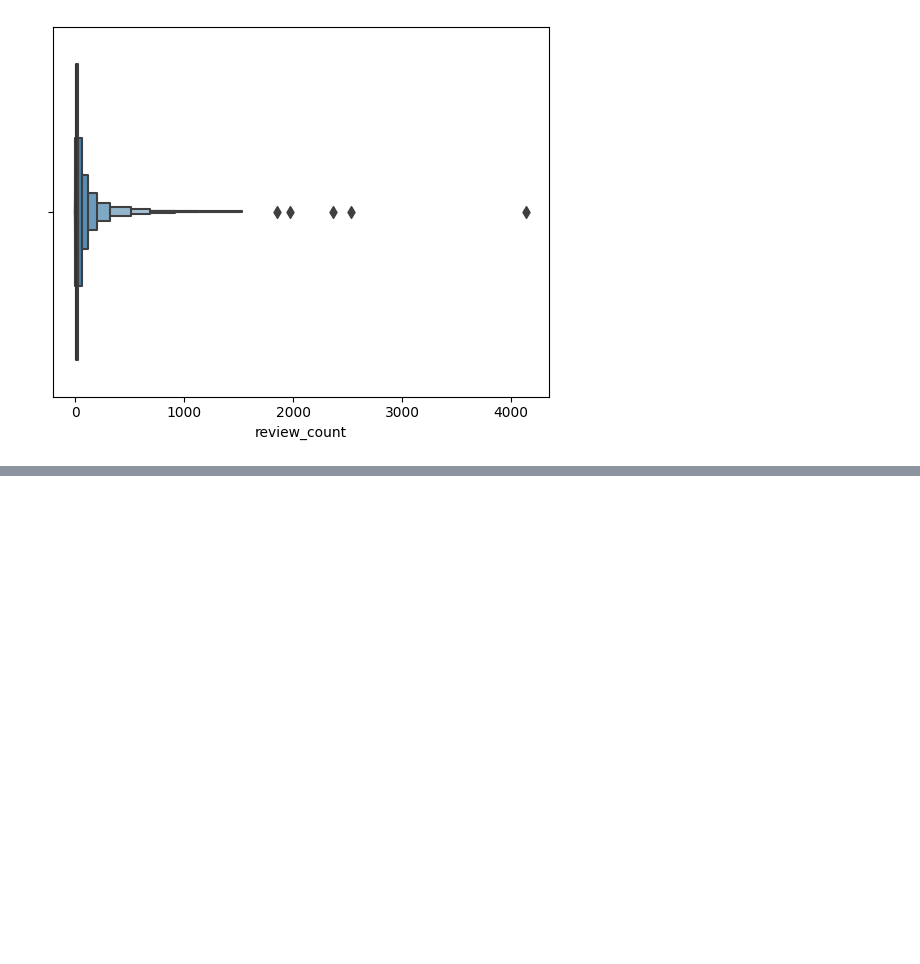
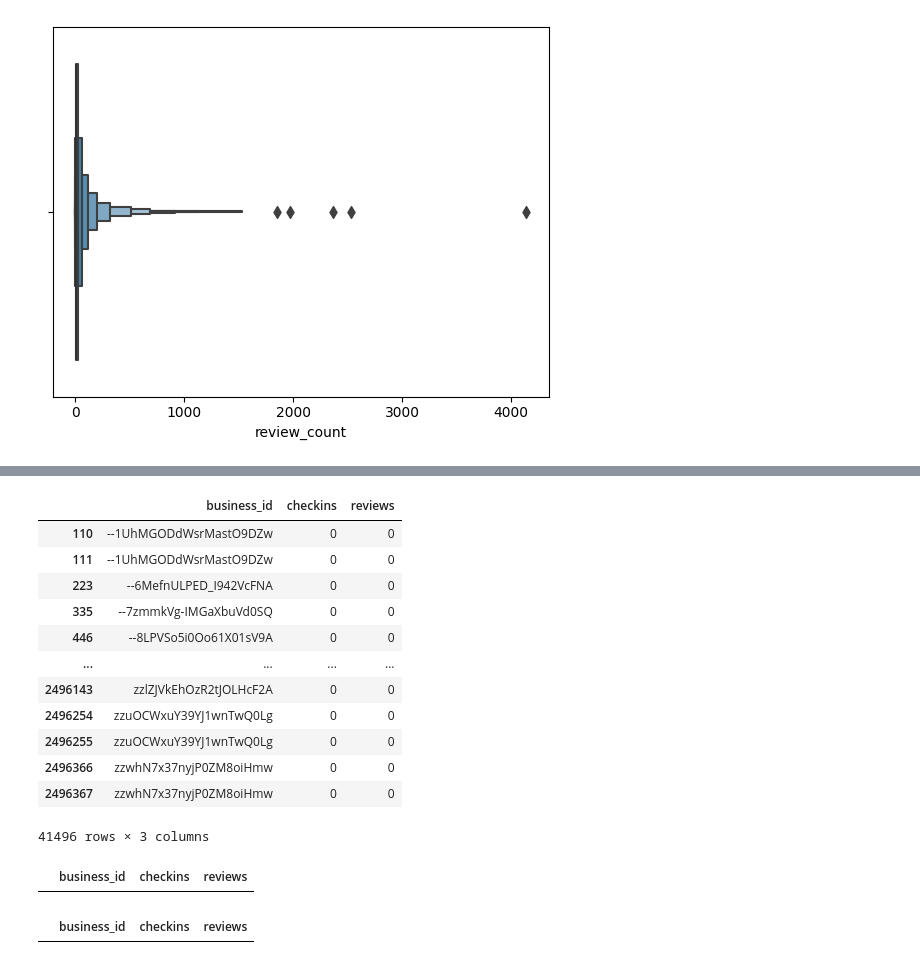
Before and after one commit to askador/data-mining-in-cybersecurity, a Jupyter notebook: data_analysis/quick_data_review/business.ipynb, the cells around one changed output, grey strips where cells are left out. Drawn from its saved outputs; the diff is of its cells as text; code cells hidden in the pictures; blank space fills up the shorter version.

```diff
--- a/data_analysis/quick_data_review/business.ipynb
+++ b/data_analysis/quick_data_review/business.ipynb
@@ -187,0 +303,41 @@ Name: young, dtype: bool
+# %%
+# business_id | checkins | reviews
+last_bin_activity = activity_binned[activity_binned.date_bin == bin_count - 1]
+
+unpopular_checkins, unpopular_reviews = 0, 3
+
+unpopular_bussinesses = (last_bin_activity[last_bin_activity.checkins <= unpopular_checkins]
+                                          [last_bin_activity.reviews <= unpopular_reviews]
+                        .drop(['date_bin'], axis=1)
+)
+
+unpopular_bussinesses
+# %% [output]
+|  | business_id | checkins | reviews |
+| 110 | --1UhMGODdWsrMastO9DZw | 0 | 0 |
+| 111 | --1UhMGODdWsrMastO9DZw | 0 | 0 |
+| 223 | --6MefnULPED_I942VcFNA | 0 | 0 |
+| 335 | --7zmmkVg-IMGaXbuVd0SQ | 0 | 0 |
+| 446 | --8LPVSo5i0Oo61X01sV9A | 0 | 0 |
+| ... | ... | ... | ... |
+| 2496143 | zzlZJVkEhOzR2tJOLHcF2A | 0 | 0 |
+| 2496254 | zzuOCWxuY39YJ1wnTwQ0Lg | 0 | 0 |
+| 2496255 | zzuOCWxuY39YJ1wnTwQ0Lg | 0 | 0 |
+| 2496366 | zzwhN7x37nyjP0ZM8oiHmw | 0 | 0 |
+| 2496367 | zzwhN7x37nyjP0ZM8oiHmw | 0 | 0 |
+41496 rows × 3 columns
+# %%
+popular_checkins, popular_reviews = 2, 5
+
+oncepopular_businesses = (activity_binned[activity_binned.checkins >= popular_checkins]
+                                         [activity_binned.reviews >= popular_reviews]
+                          .drop(['date_bin'], axis=1))
+
+oncepopular_businesses
+# %% [output]
+|  | business_id | checkins | reviews |
+# %%
+dying_businesses = pd.merge(unpopular_bussinesses, oncepopular_businesses)
+dying_businesses
+# %% [output]
+|  | business_id | checkins | reviews |
```
Also changed, not shown: parts of 14 cells of this notebook.
